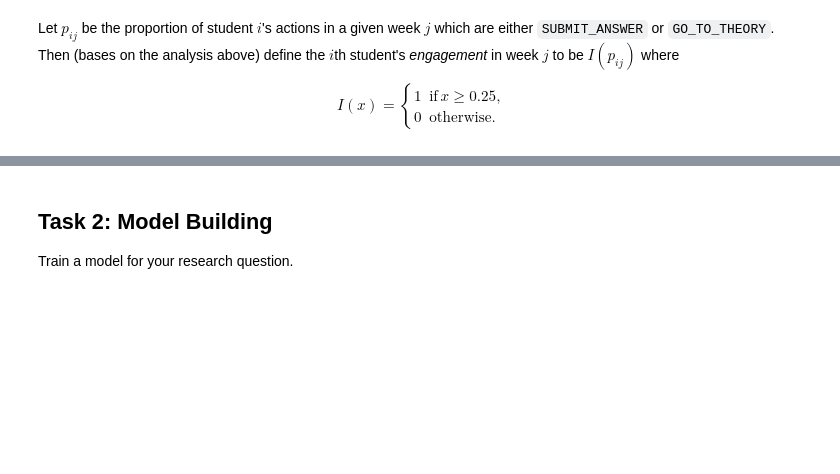
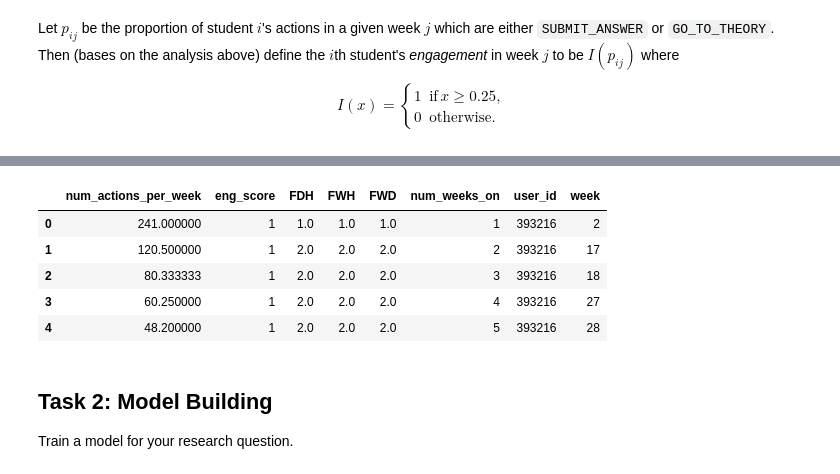
Before and after one commit to ML4BD/milestone-4-roguesgallery, a Jupyter notebook: notebooks/Milestone04/m4_lernnavi_342485.ipynb, the cells around one changed output, grey strips where cells are left out. Saved outputs shown, nothing was run; the diff lists cells and outputs as text; code cells hidden in the pictures; blank space fills up the shorter version.

```diff
--- a/notebooks/Milestone04/m4_lernnavi_342485.ipynb
+++ b/notebooks/Milestone04/m4_lernnavi_342485.ipynb
@@ -597 +604,7 @@ def behavioural_features(df, lvl_chks):
     return behavioural_features
+# %%
+DATA_DIR = '/Users/kc/Documents/milestone-4-roguesgallery/data/processed' # You many change the directory
+lvl_chks = pd.read_csv('{}/df_labels.csv.gz'.format(DATA_DIR))
+# %%
+lvl_chk_times = lvl_chks[['user_id', 'week']]
+lvl_chk_times.head()
@@ -597,0 +618,11 @@ def behavioural_features(df, lvl_chks):
+# %%
+bfts = behavioural_features(data_clean, lvl_chk_times)
+# %%
+bfts.head()
+# %% [output]
+|  | num_actions_per_week | eng_score | FDH | FWH | FWD | num_weeks_on | user_id | week |
+| 0 | 241.000000 | 1 | 1.0 | 1.0 | 1.0 | 1 | 393216 | 2 |
+| 1 | 120.500000 | 1 | 2.0 | 2.0 | 2.0 | 2 | 393216 | 17 |
+| 2 | 80.333333 | 1 | 2.0 | 2.0 | 2.0 | 3 | 393216 | 18 |
+| 3 | 60.250000 | 1 | 2.0 | 2.0 | 2.0 | 4 | 393216 | 27 |
+| 4 | 48.200000 | 1 | 2.0 | 2.0 | 2.0 | 5 | 393216 | 28 |
```
Also changed, not shown: parts of 8 cells of this notebook.
